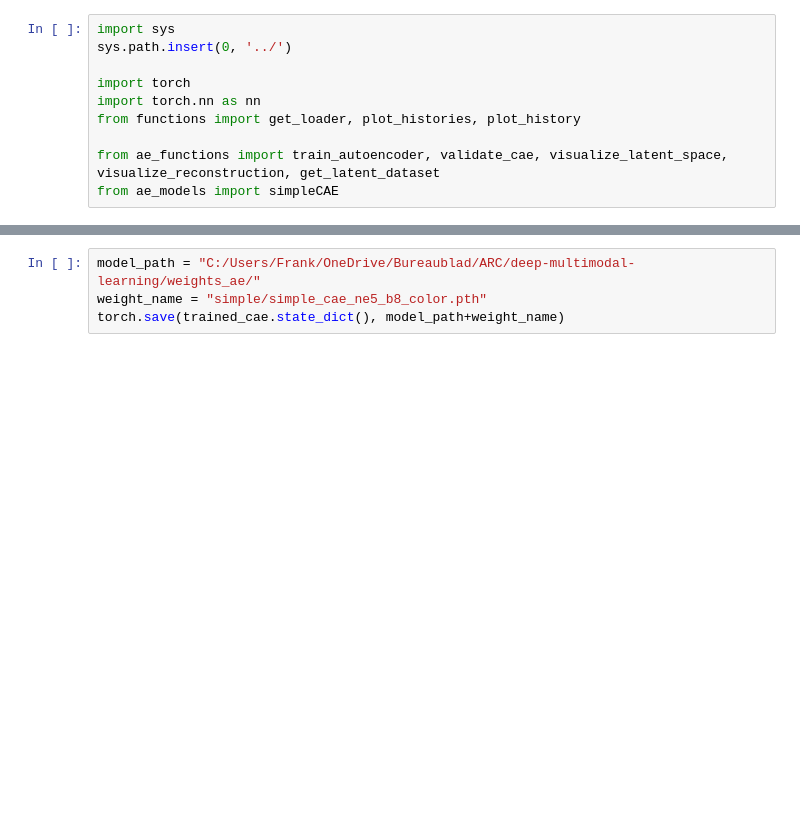
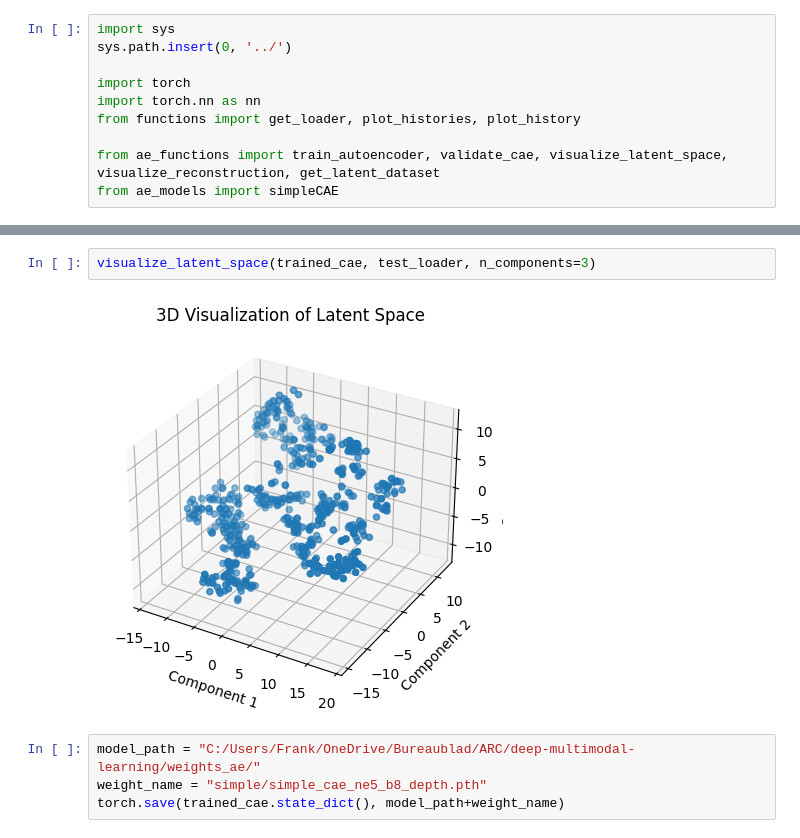
Before and after one commit to franklinrw/deep-multimodal-learning, a Jupyter notebook: models/notebooks/simpleCAE.ipynb, the cells around one changed output, grey strips where cells are left out. Saved outputs shown, nothing was run; the diff lists cells and outputs as text; blank space fills up the shorter version.

```diff
--- a/models/notebooks/simpleCAE.ipynb
+++ b/models/notebooks/simpleCAE.ipynb
@@ -87,4 +91,8 @@ Average SSIM: 0.9528130093680192
+# %%
+visualize_latent_space(trained_cae, test_loader, n_components=3)
+# %% [output]
+[figure, added]
 # %%
 model_path = "C:/Users/Frank/OneDrive/Bureaublad/ARC/deep-multimodal-learning/weights_ae/"
-weight_name = "simple/simple_cae_ne5_b8_color.pth"
+weight_name = "simple/simple_cae_ne5_b8_depth.pth"
 torch.save(trained_cae.state_dict(), model_path+weight_name)
```
Also changed, not shown: parts of 4 cells of this notebook.
